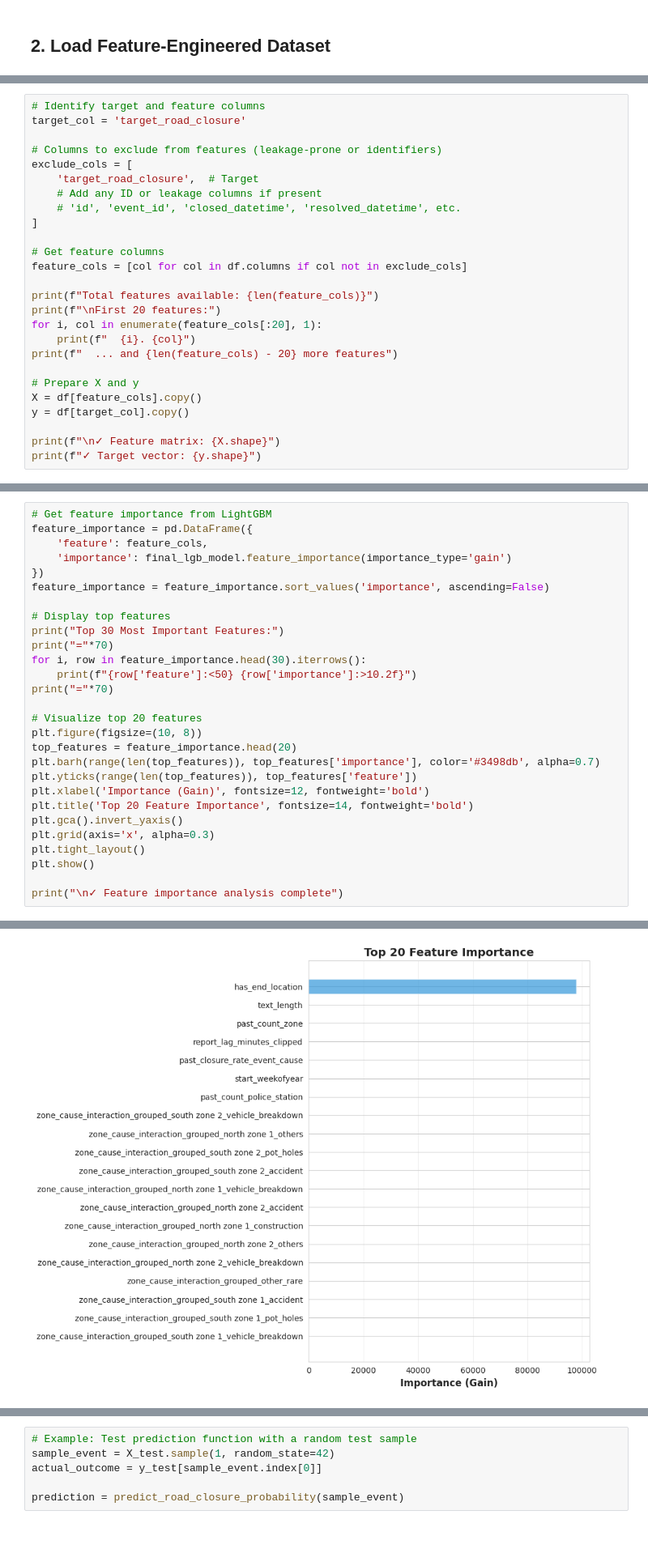
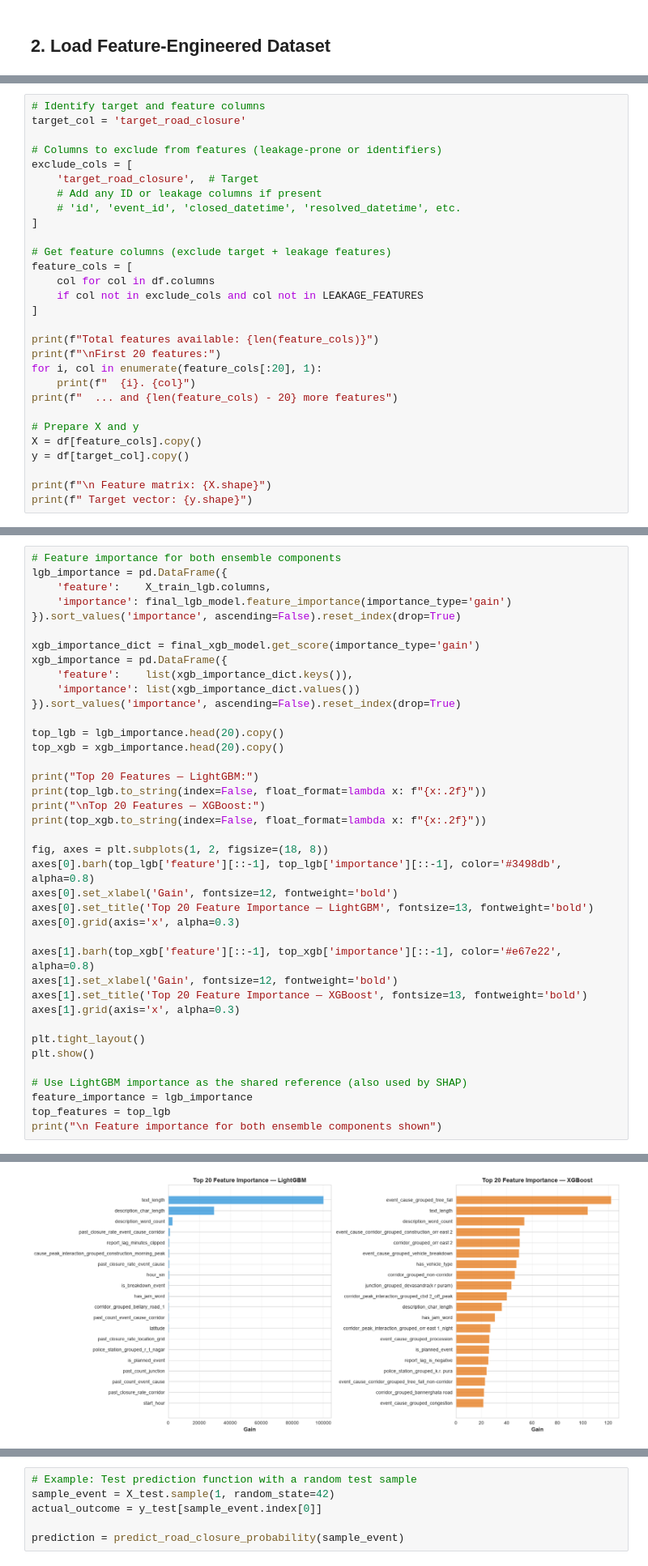
Before and after one commit to Tusshar08/GridLock_Phase2, a Jupyter notebook: notebooks/model1/model.ipynb, the cells around one changed output, grey strips where cells are left out. Shown at 81% size. Drawn from its saved outputs; the diff is of its cells as text; blank space fills up the shorter version.

Commit message:
New code for model 1 training

```diff
--- a/notebooks/model1/model.ipynb
+++ b/notebooks/model1/model.ipynb
@@ -114,8 +248,11 @@ exclude_cols = [
     # 'id', 'event_id', 'closed_datetime', 'resolved_datetime', etc.
 ]
 
-# Get feature columns
-feature_cols = [col for col in df.columns if col not in exclude_cols]
+# Get feature columns (exclude target + leakage features)
+feature_cols = [
+    col for col in df.columns
+    if col not in exclude_cols and col not in LEAKAGE_FEATURES
+]
 
 print(f"Total features available: {len(feature_cols)}")
 print(f"\nFirst 20 features:")
@@ -127,6 +264,6 @@ print(f"  ... and {len(feature_cols) - 20} more features")
 X = df[feature_cols].copy()
 y = df[target_col].copy()
 
-print(f"\n✓ Feature matrix: {X.shape}")
-print(f"✓ Target vector: {y.shape}")
+print(f"\n Feature matrix: {X.shape}")
+print(f" Target vector: {y.shape}")
 # %% [output]
@@ -1092,29 +1121,40 @@ print("✓ Test set evaluation complete")
 # %%
-# Get feature importance from LightGBM
-feature_importance = pd.DataFrame({
-    'feature': feature_cols,
+# Feature importance for both ensemble components
+lgb_importance = pd.DataFrame({
+    'feature':    X_train_lgb.columns,
     'importance': final_lgb_model.feature_importance(importance_type='gain')
-})
-feature_importance = feature_importance.sort_values('importance', ascending=False)
+}).sort_values('importance', ascending=False).reset_index(drop=True)
 
-# Display top features
-print("Top 30 Most Important Features:")
-print("="*70)
-for i, row in feature_importance.head(30).iterrows():
-    print(f"{row['feature']:<50} {row['importance']:>10.2f}")
-print("="*70)
+xgb_importance_dict = final_xgb_model.get_score(importance_type='gain')
+xgb_importance = pd.DataFrame({
+    'feature':    list(xgb_importance_dict.keys()),
+    'importance': list(xgb_importance_dict.values())
+}).sort_values('importance', ascending=False).reset_index(drop=True)
 
-# Visualize top 20 features
-plt.figure(figsize=(10, 8))
-top_features = feature_importance.head(20)
-plt.barh(range(len(top_features)), top_features['importance'], color='#3498db', alpha=0.7)
-plt.yticks(range(len(top_features)), top_features['feature'])
-plt.xlabel('Importance (Gain)', fontsize=12, fontweight='bold')
-plt.title('Top 20 Feature Importance', fontsize=14, fontweight='bold')
-plt.gca().invert_yaxis()
-plt.grid(axis='x', alpha=0.3)
+top_lgb = lgb_importance.head(20).copy()
+top_xgb = xgb_importance.head(20).copy()
+
+print("Top 20 Features — LightGBM:")
+print(top_lgb.to_string(index=False, float_format=lambda x: f"{x:.2f}"))
+print("\nTop 20 Features — XGBoost:")
+print(top_xgb.to_string(index=False, float_format=lambda x: f"{x:.2f}"))
+
+fig, axes = plt.subplots(1, 2, figsize=(18, 8))
+axes[0].barh(top_lgb['feature'][::-1], top_lgb['importance'][::-1], color='#3498db', alpha=0.8)
+axes[0].set_xlabel('Gain', fontsize=12, fontweight='bold')
+axes[0].set_title('Top 20 Feature Importance — LightGBM', fontsize=13, fontweight='bold')
+axes[0].grid(axis='x', alpha=0.3)
+
+axes[1].barh(top_xgb['feature'][::-1], top_xgb['importance'][::-1], color='#e67e22', alpha=0.8)
+axes[1].set_xlabel('Gain', fontsize=12, fontweight='bold')
+axes[1].set_title('Top 20 Feature Importance — XGBoost', fontsize=13, fontweight='bold')
+axes[1].grid(axis='x', alpha=0.3)
+
 plt.tight_layout()
 plt.show()
 
-print("\n✓ Feature importance analysis complete")
+# Use LightGBM importance as the shared reference (also used by SHAP)
+feature_importance = lgb_importance
+top_features = top_lgb
+print("\n Feature importance for both ensemble components shown")
 # %% [output]
@@ -1138 +1178 @@ zone_cause_interaction_grouped_central zone 2_others       0.00
-[figure, old version]
+[figure, new version]
```
Also changed, not shown: parts of 56 cells of this notebook.
